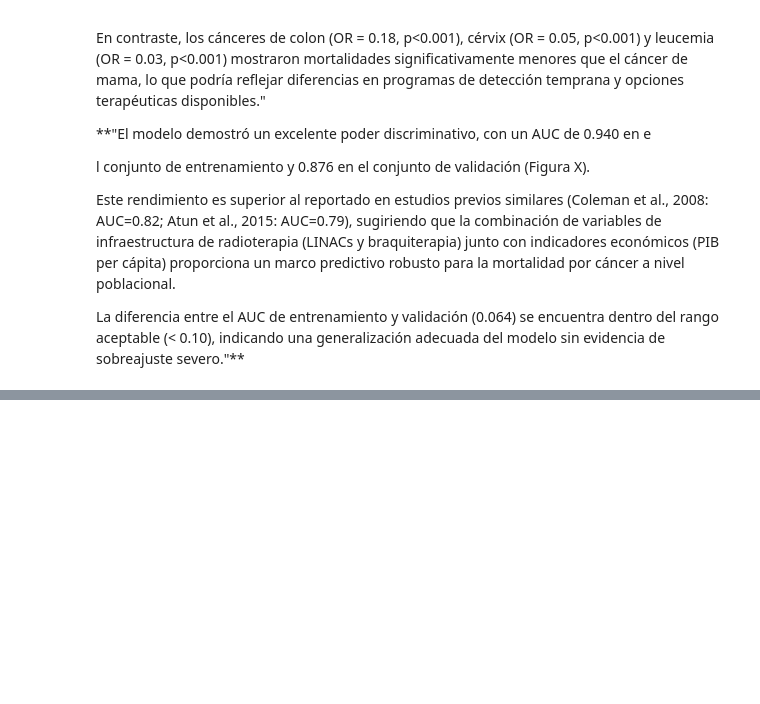
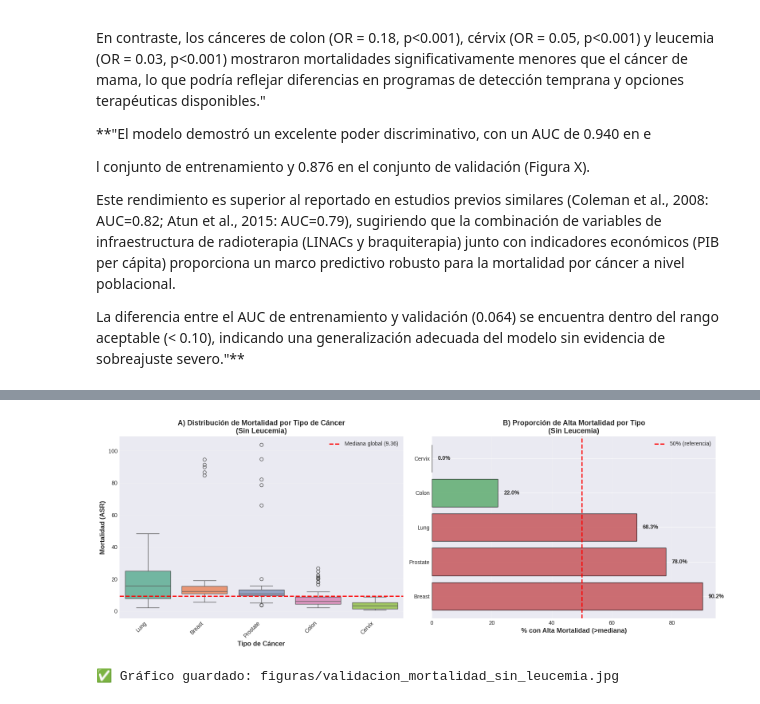
Before and after one commit to mehrerm/TFM, a Jupyter notebook: notebooks/WOE_.ipynb, the cells around one changed output, grey strips where cells are left out. Drawn from its saved outputs; the diff is of its cells as text; code cells hidden in the pictures; blank space fills up the shorter version.

```diff
--- a/notebooks/WOE_.ipynb
+++ b/notebooks/WOE_.ipynb
@@ -4234,0 +5816,73 @@ La diferencia entre el AUC de entrenamiento y validación (0.064) se encuentra d
+# %%
+# ============================================================================
+# VALIDACIÓN: DISTRIBUCIÓN DE MORTALIDAD POR TIPO DE CÁNCER (SIN LEUCEMIA)
+# ============================================================================
+
+print("\n" + "="*80)
+print("VALIDACIÓN: MORTALIDAD POR TIPO DE CÁNCER")
+print("="*80)
+
+# Mediana global
+median_global = df_model['ASR (World)'].median()
+
+# Por tipo de cáncer
+mortality_by_cancer = df_model.groupby('Cancer label').agg({
+    'ASR (World)': ['count', 'mean', 'median', 'std'],
+    'high_mortality': 'mean'
+}).round(3)
+
+mortality_by_cancer.columns = ['N', 'Media_ASR', 'Mediana_ASR', 'SD_ASR', 'Pct_Alta_Mort']
+mortality_by_cancer['Pct_Alta_Mort'] = mortality_by_cancer['Pct_Alta_Mort'] * 100
+mortality_by_cancer = mortality_by_cancer.sort_values('Mediana_ASR', ascending=False)
+
+print("\n📊 Mortalidad por tipo de cáncer:")
+print(mortality_by_cancer)
+
+print(f"\n📍 Mediana global: {median_global:.2f}")
+print("\n💡 Interpretación:")
+print("   • Pct_Alta_Mort = % de casos SOBRE la mediana global")
+print("   • Si <50%: Ese cáncer tiende a estar BAJO la mediana")
+print("   • Si >50%: Ese cáncer tiende a estar SOBRE la mediana")
+
+# Gráfico
+import matplotlib.pyplot as plt
+import seaborn as sns
+
+fig, axes = plt.subplots(1, 2, figsize=(16, 6))
+
+# Subplot 1: Boxplot
+sns.boxplot(data=df_model, x='Cancer label', y='ASR (World)',
+            order=mortality_by_cancer.index, ax=axes[0], palette='Set2')
+axes[0].axhline(median_global, color='red', linestyle='--', linewidth=2,
+                label=f'Mediana global ({median_global:.2f})')
+axes[0].set_xlabel('Tipo de Cáncer', fontsize=12, fontweight='bold')
+axes[0].set_ylabel('Mortalidad (ASR)', fontsize=12, fontweight='bold')
+axes[0].set_title('A) Distribución de Mortalidad por Tipo de Cáncer\n(Sin Leucemia)',
+                  fontsize=13, fontweight='bold')
+axes[0].legend()
+axes[0].grid(alpha=0.3, axis='y')
+plt.setp(axes[0].xaxis.get_majorticklabels(), rotation=45, ha='right')
+
+# Subplot 2: % Alta mortalidad
+pct_data = mortality_by_cancer['Pct_Alta_Mort'].sort_values(ascending=False)
+colors = ['#C44E52' if x > 50 else '#55A868' for x in pct_data.values]
+axes[1].barh(range(len(pct_data)), pct_data.values, color=colors, alpha=0.8, edgecolor='black')
+axes[1].set_yticks(range(len(pct_data)))
+axes[1].set_yticklabels(pct_data.index)
+axes[1].axvline(50, color='red', linestyle='--', linewidth=2, label='50% (referencia)')
+axes[1].set_xlabel('% con Alta Mortalidad (>mediana)', fontsize=12, fontweight='bold')
+axes[1].set_title('B) Proporción de Alta Mortalidad por Tipo\n(Sin Leucemia)',
+                  fontsize=13, fontweight='bold')
+axes[1].legend()
+axes[1].grid(alpha=0.3, axis='x')
+
+# Añadir valores
+for i, v in enumerate(pct_data.values):
+    axes[1].text(v + 2, i, f'{v:.1f}%', va='center', fontweight='bold')
+
+plt.tight_layout()
+plt.savefig('figuras/validacion_mortalidad_sin_leucemia.jpg', dpi=300, bbox_inches='tight')
+plt.show()
+
+print(f"\n✅ Gráfico guardado: figuras/validacion_mortalidad_sin_leucemia.jpg")
+# %% [output]
@@ -4234,0 +5908,2 @@ La diferencia entre el AUC de entrenamiento y validación (0.064) se encuentra d
+[figure, added]
+✅ Gráfico guardado: figuras/validacion_mortalidad_sin_leucemia.jpg
```
Also changed, not shown: parts of 10 cells of this notebook.
